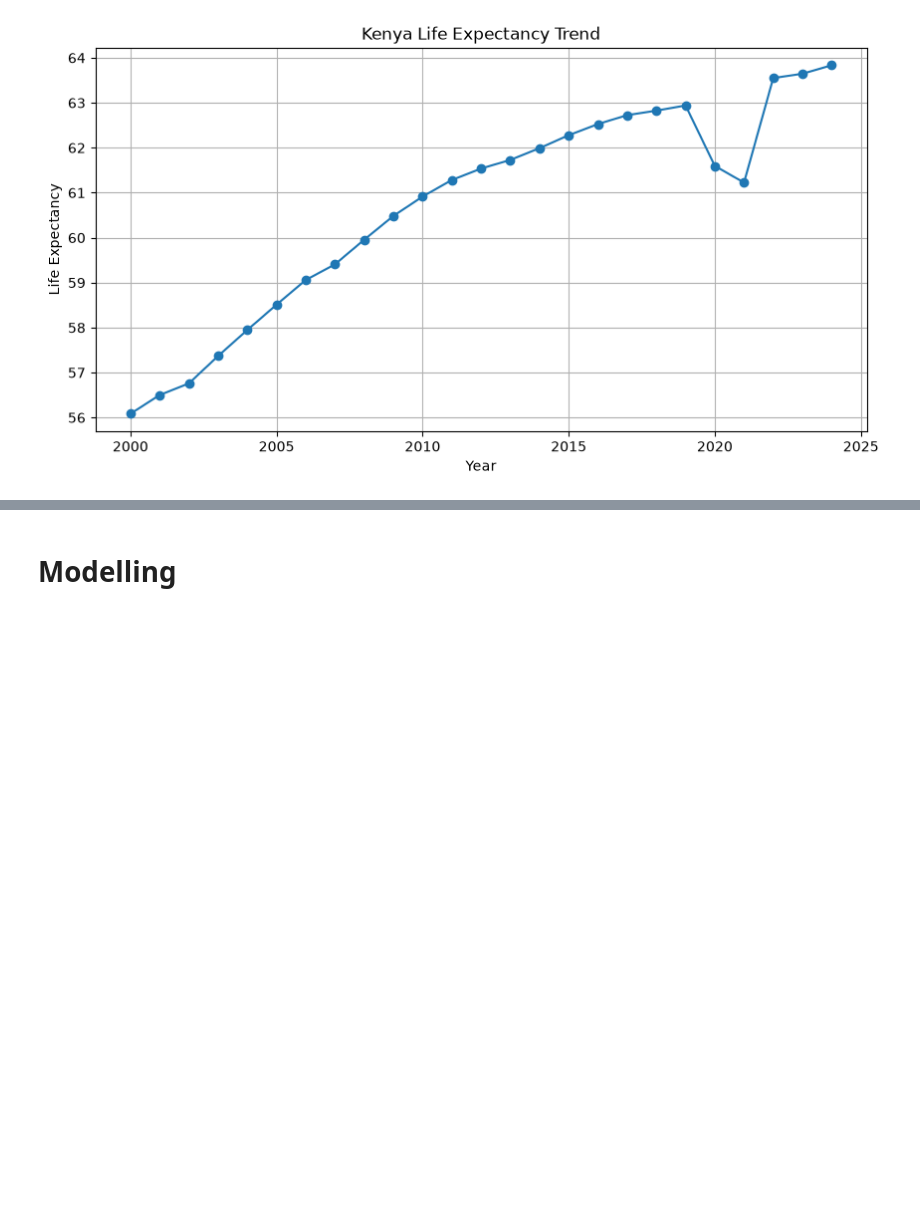
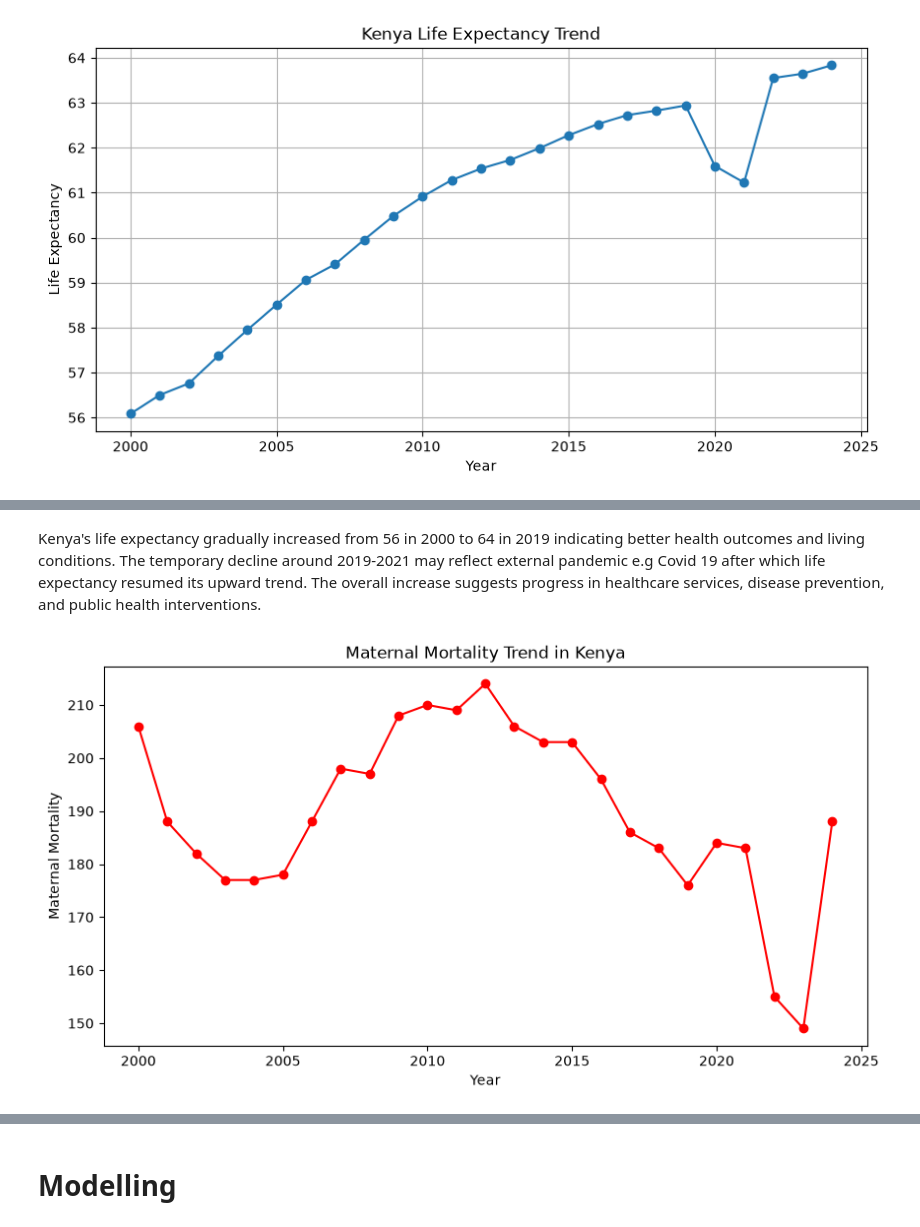
Before and after one commit to graceobonyo/Global-Health-System-Segmentation-and-Forecasting, a Jupyter notebook: ghss.ipynb, the cells around one changed output, grey strips where cells are left out. Saved outputs shown, nothing was run; the diff lists cells and outputs as text; code cells hidden in the pictures; blank space fills up the shorter version.

```diff
--- a/ghss.ipynb
+++ b/ghss.ipynb
@@ -160,0 +234,18 @@ plt.show()
+# %%
+kenya_df = health_df.loc[
+    health_df['country_name'].eq('Kenya'),
+    [
+        'year',
+        'life_expectancy',
+        'maternal_mortality',
+        'under5_mortality',
+        'health_expenditure_pct_gdp',
+        'gdp_per_capita',
+        'physicians_per_1000',
+        'hospital_beds_per_1000',
+        'nurses_per_1000',
+        'population',
+    ]
+].copy()
+
+kenya_df.head()
@@ -160,0 +351,12 @@ plt.show()
+# %% [markdown]
+Kenya's life expectancy gradually increased from 56 in 2000 to 64 in 2019 indicating better health outcomes and living conditions. The temporary decline around 2019-2021 may reflect external pandemic e.g Covid 19 after which life expectancy resumed its upward trend. The overall increase suggests progress in healthcare services, disease prevention, and public health interventions.
+# %%
+# Visualizing Kenya's maternal mortality trend over the years
+plt.figure(figsize=(10,5))
+plt.plot(kenya_df['year'], kenya_df['maternal_mortality'], marker='o', color='red')
+plt.title('Maternal Mortality Trend in Kenya')
+plt.xlabel('Year')
+plt.ylabel('Maternal Mortality')
+plt.show()
+# %% [output]
+[figure, added]
```
Also changed, not shown: parts of 45 cells of this notebook, 2 other files.
